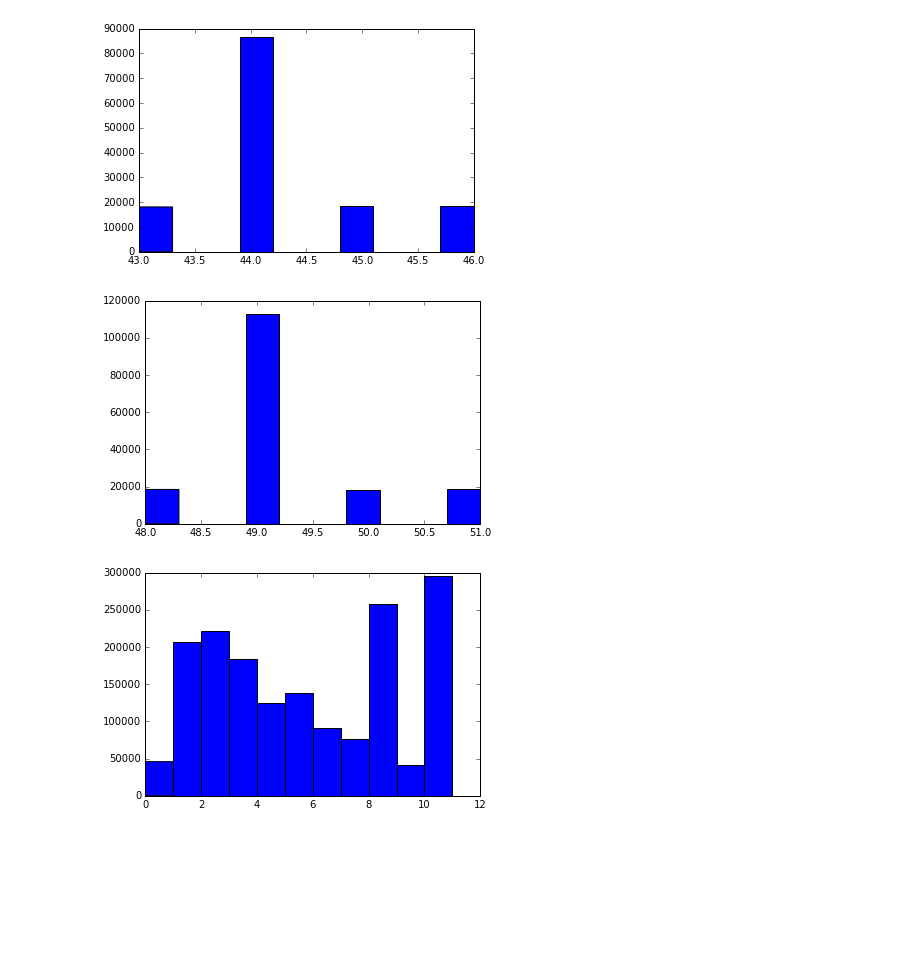
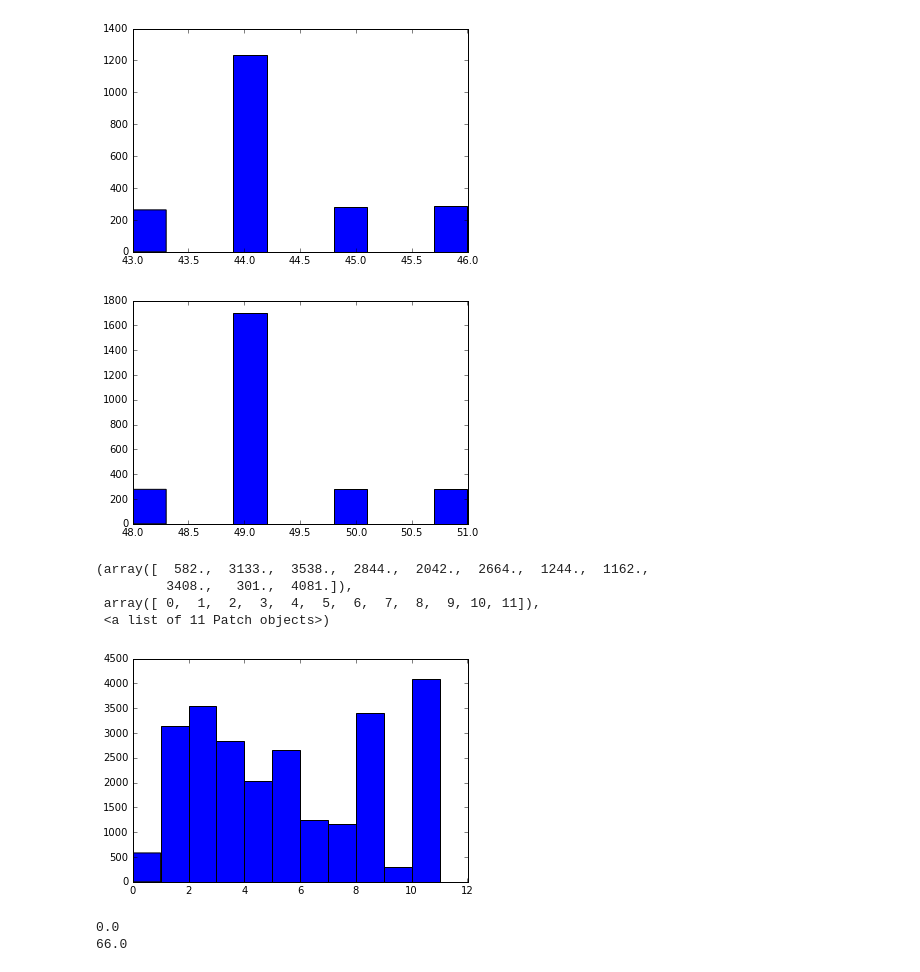
Before and after one commit to faizaakbar/ANNMINERvA, a Jupyter notebook: visualize_planecode_occupancy_stats.ipynb, the cells around one changed output. Drawn from its saved outputs; the diff is of its cells as text; code cells hidden in the pictures; blank space fills up the shorter version.

```diff
--- a/visualize_planecode_occupancy_stats.ipynb
+++ b/visualize_planecode_occupancy_stats.ipynb
@@ -4,5 +4,5 @@ import matplotlib.pyplot as plt
 import h5py
 %matplotlib inline
 # %%
-f = h5py.File('minosmatch_127x68_xuv_padded_me1Bmc.hdf5', 'r')
+f = h5py.File('minosmatch_nukecczdefs_127x68_xuv_padded_me1Bmc_0000.hdf5', 'r')
 # %%
@@ -58,18 +78,28 @@ b = np.where(planes <= 46)
 c = list(set(a[0]) & set(b[0]))
 n, bins, patches = plt.hist(planes[c])    # tgt4 == 44
 # %% [output]
-[figure, old version]
+[figure, new version]
 # %%
 a = np.where(planes >= 48)
 b = np.where(planes <= 51)
 c = list(set(a[0]) & set(b[0]))
 n, bins, patches = plt.hist(planes[c])    # tgt5 == 49
 # %% [output]
-[figure, old version]
+[figure, new version]
 # %%
 segments = np.zeros(np.shape(f['segments']))
 f['segments'].read_direct(segments)
 # %%
-n, bins, patches = plt.hist(segments, bins=np.arange(12))
+plt.hist(segments, bins=np.arange(12))
 # %% [output]
+(array([  582.,  3133.,  3538.,  2844.,  2042.,  2664.,  1244.,  1162.,
+         3408.,   301.,  4081.]),
+ array([ 0,  1,  2,  3,  4,  5,  6,  7,  8,  9, 10, 11]),
+ <a list of 11 Patch objects>)
-[figure, old version]
+[figure, new version]
+# %%
+print np.min(planes)
+print np.max(planes)
+# %% [output]
+0.0
+66.0
```
Also changed, not shown: parts of 9 cells of this notebook, 1 other file.
